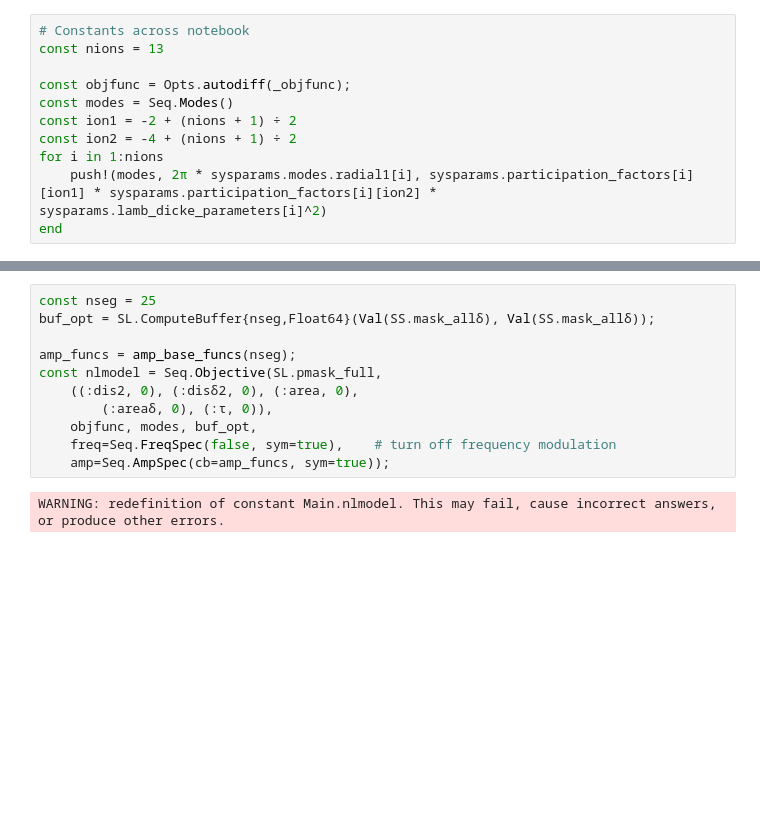
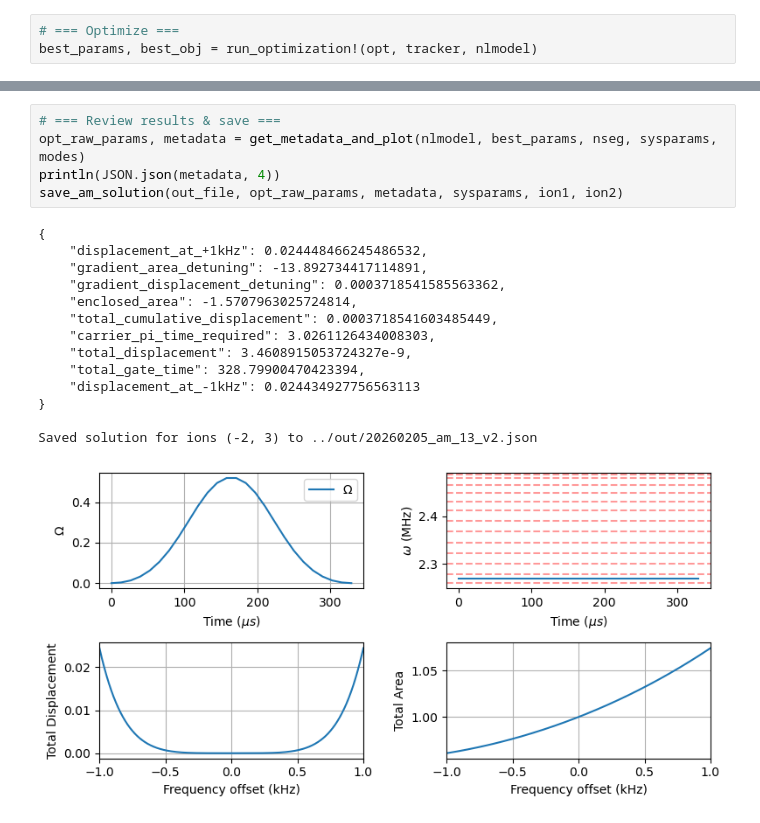
Before and after one commit to euriqa-brassboard/GoldGates.jl, a Jupyter notebook: notebooks/am_gates.ipynb, the cells around one changed output, grey strips where cells are left out. Cells and saved outputs as stored; diff of their text form; blank space fills up the shorter version.

Commit message:
refactored am notebook to be more usable

```diff
--- a/notebooks/am_gates.ipynb
+++ b/notebooks/am_gates.ipynb
@@ -19,12 +47,4 @@ end;
 # %%
-# Constants across notebook
-const nions = 13
-
-const objfunc = Opts.autodiff(_objfunc);
-const modes = Seq.Modes()
-const ion1 = -2 + (nions + 1) ÷ 2
-const ion2 = -4 + (nions + 1) ÷ 2
-for i in 1:nions
-    push!(modes, 2π * sysparams.modes.radial1[i], sysparams.participation_factors[i][ion1] * sysparams.participation_factors[i][ion2] * sysparams.lamb_dicke_parameters[i]^2)
-end
+# === Optimize ===
+best_params, best_obj = run_optimization!(opt, tracker, nlmodel)
 # %% [output]
@@ -33,14 +61,21 @@ WARNING: redefinition of constant Main.ion2. This may fail, cause incorrect answ
 # %%
-const nseg = 25
-buf_opt = SL.ComputeBuffer{nseg,Float64}(Val(SS.mask_allδ), Val(SS.mask_allδ));
-
-amp_funcs = amp_base_funcs(nseg);
-const nlmodel = Seq.Objective(SL.pmask_full,
-    ((:dis2, 0), (:disδ2, 0), (:area, 0),
-        (:areaδ, 0), (:τ, 0)),
-    objfunc, modes, buf_opt,
-    freq=Seq.FreqSpec(false, sym=true),    # turn off frequency modulation
-    amp=Seq.AmpSpec(cb=amp_funcs, sym=true));
+# === Review results & save ===
+opt_raw_params, metadata = get_metadata_and_plot(nlmodel, best_params, nseg, sysparams, modes)
+println(JSON.json(metadata, 4))
+save_am_solution(out_file, opt_raw_params, metadata, sysparams, ion1, ion2)
 # %% [output]
-WARNING: redefinition of constant Main.nlmodel. This may fail, cause incorrect answers, or produce other errors.
+{
+    "displacement_at_+1kHz": 0.024448466245486532,
+    "gradient_area_detuning": -13.892734417114891,
+    "gradient_displacement_detuning": 0.0003718541585563362,
+    "enclosed_area": -1.5707963025724814,
+    "total_cumulative_displacement": 0.0003718541603485449,
+    "carrier_pi_time_required": 3.0261126434008303,
+    "total_displacement": 3.4608915053724327e-9,
+    "total_gate_time": 328.79900470423394,
+    "displacement_at_-1kHz": 0.024434927756563113
+}
+
+Saved solution for ions (-2, 3) to ../out/20260205_am_13_v2.json
+[figure, added]
 # %%
```
Also changed, not shown: parts of 9 cells of this notebook, 1 other file.
